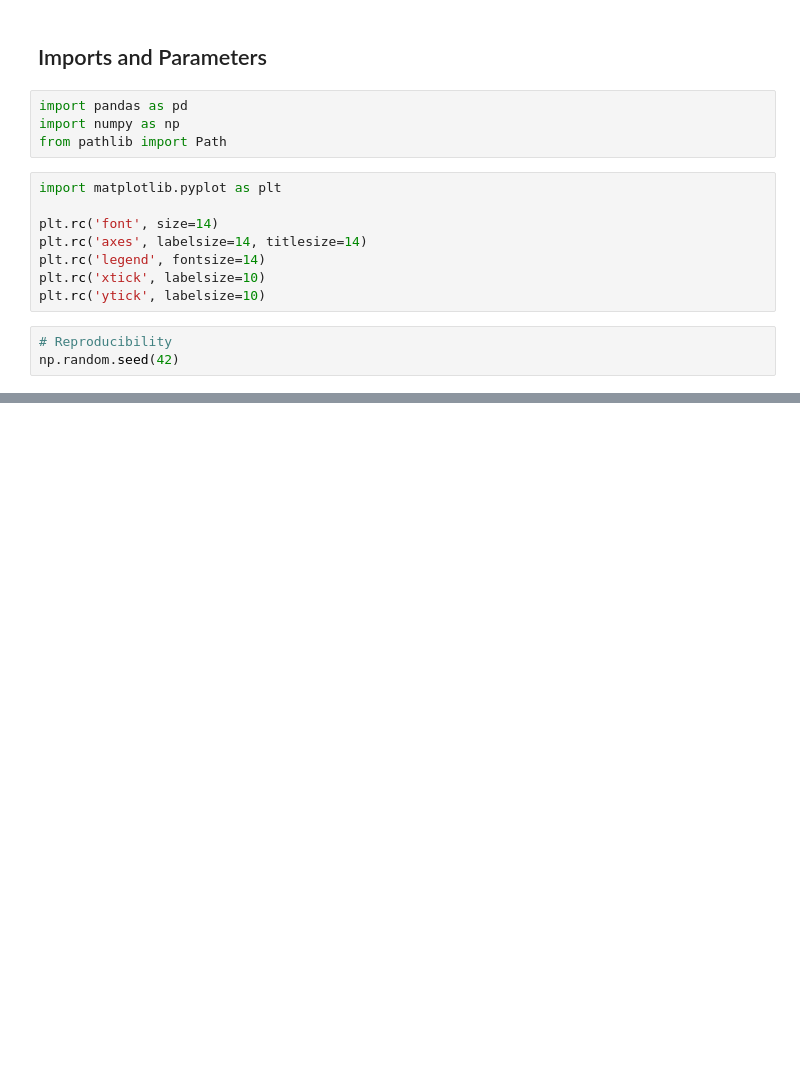
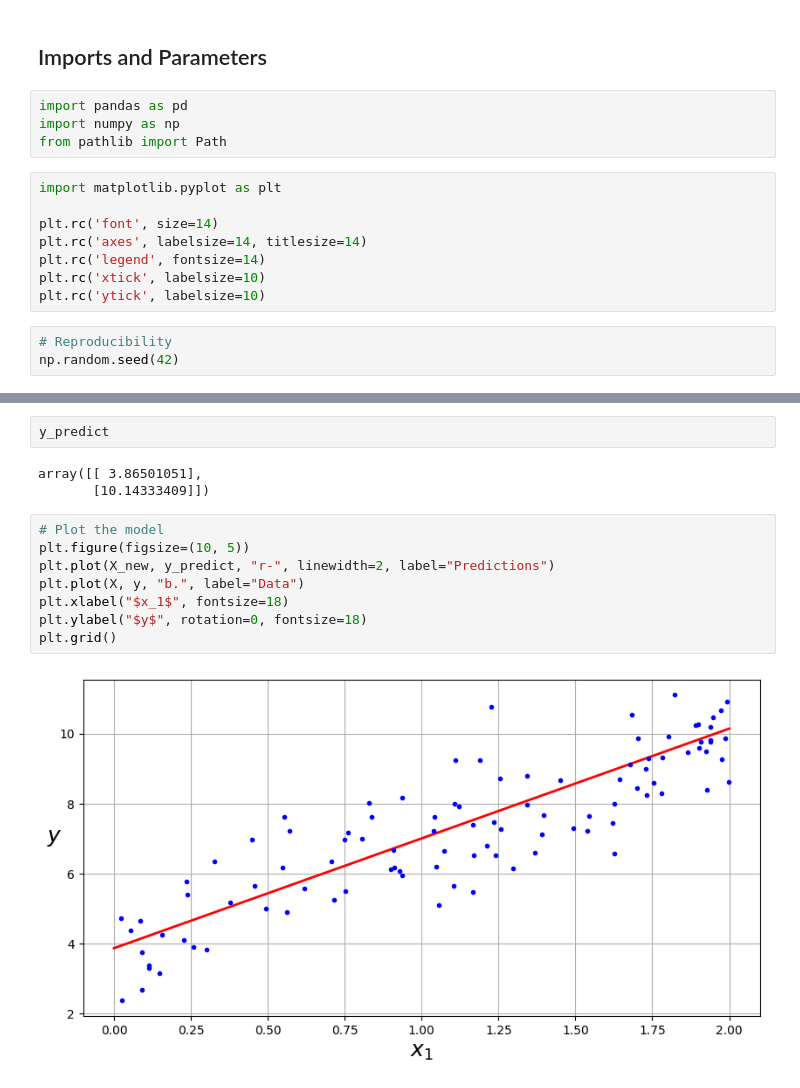
Before and after one commit to MrIsCM/Learning-Machine-Learning, a Jupyter notebook: Notebooks/04_training_linear_models.ipynb, the cells around one changed output, grey strips where cells are left out. Cells and saved outputs as stored; diff of their text form; blank space fills up the shorter version.

```diff
--- a/Notebooks/04_training_linear_models.ipynb
+++ b/Notebooks/04_training_linear_models.ipynb
@@ -55,0 +53,15 @@ plt.legend()
+# %%
+y_predict
+# %% [output]
+array([[ 3.86501051],
+       [10.14333409]])
+# %%
+# Plot the model
+plt.figure(figsize=(10, 5))
+plt.plot(X_new, y_predict, "r-", linewidth=2, label="Predictions")
+plt.plot(X, y, "b.", label="Data")
+plt.xlabel("$x_1$", fontsize=18)
+plt.ylabel("$y$", rotation=0, fontsize=18)
+plt.grid()
+# %% [output]
+[figure, added]
```
Also changed, not shown: parts of 12 cells of this notebook.
